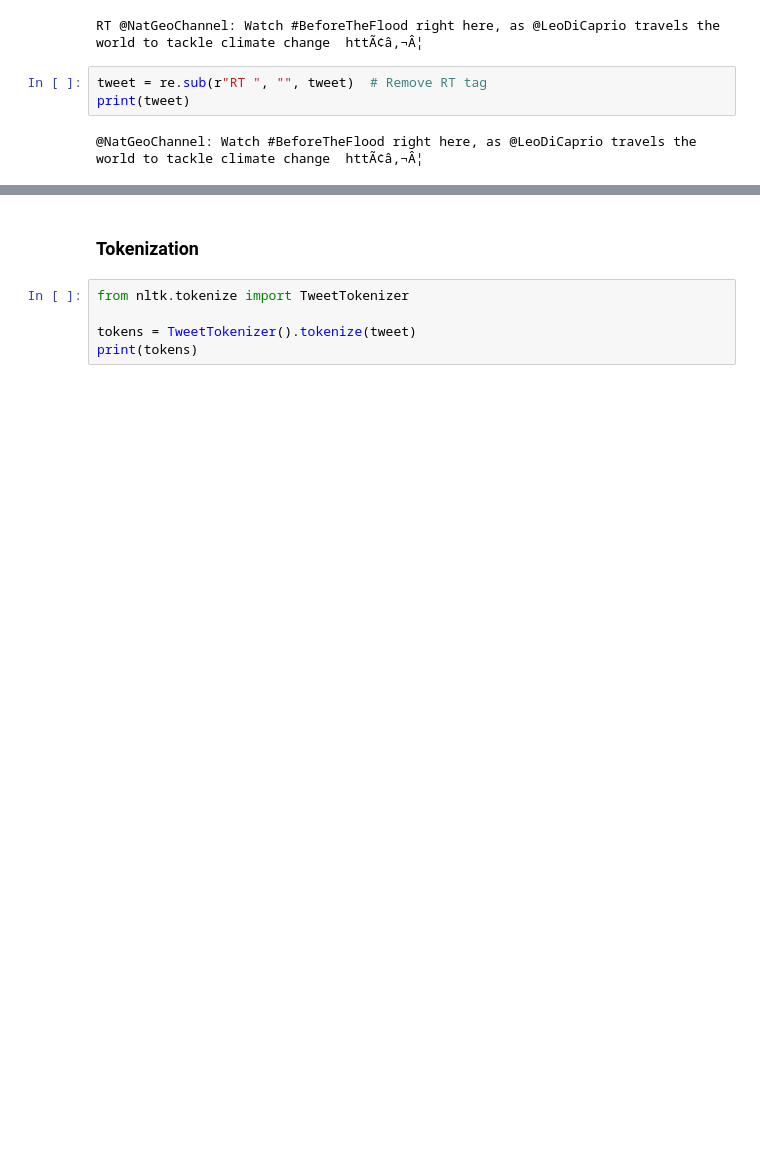
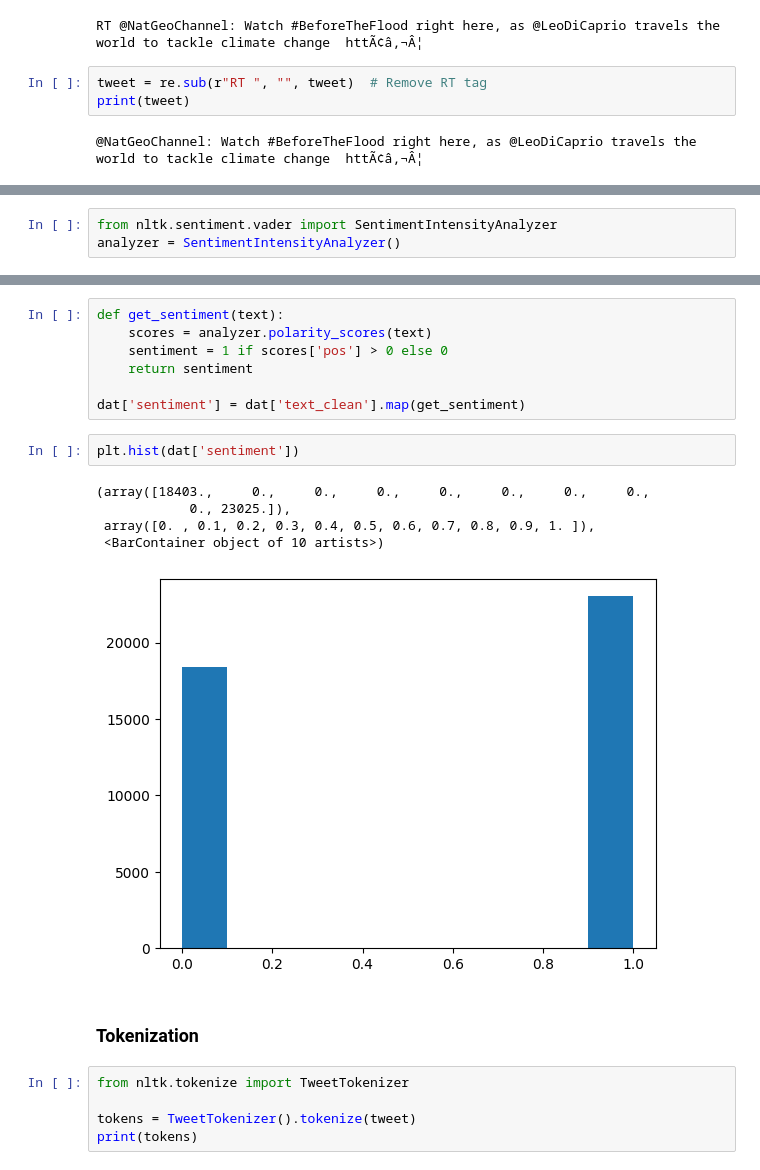
Before and after one commit to simonbrewer/MAGIC_AI_Workshop, a Jupyter notebook: Lab03_NLP/MAGIC_03_NLP.ipynb, the cells around one changed output, grey strips where cells are left out. Drawn from its saved outputs; the diff is of its cells as text; blank space fills up the shorter version.

```diff
--- a/Lab03_NLP/MAGIC_03_NLP.ipynb
+++ b/Lab03_NLP/MAGIC_03_NLP.ipynb
@@ -62,0 +194,3 @@ print(tweet)
+# %%
+from nltk.sentiment.vader import SentimentIntensityAnalyzer
+analyzer = SentimentIntensityAnalyzer()
@@ -63,3 +205,18 @@ print(tweet)
+# %%
+def get_sentiment(text):
+    scores = analyzer.polarity_scores(text)
+    sentiment = 1 if scores['pos'] > 0 else 0
+    return sentiment
+
+dat['sentiment'] = dat['text_clean'].map(get_sentiment)
+# %%
+plt.hist(dat['sentiment'])
+# %% [output]
+(array([18403.,     0.,     0.,     0.,     0.,     0.,     0.,     0.,
+            0., 23025.]),
+ array([0. , 0.1, 0.2, 0.3, 0.4, 0.5, 0.6, 0.7, 0.8, 0.9, 1. ]),
+ <BarContainer object of 10 artists>)
+[figure, added]
 # %% [markdown]
 ### Tokenization
 # %%
```
Also changed, not shown: parts of 52 cells of this notebook, 1 other file.
